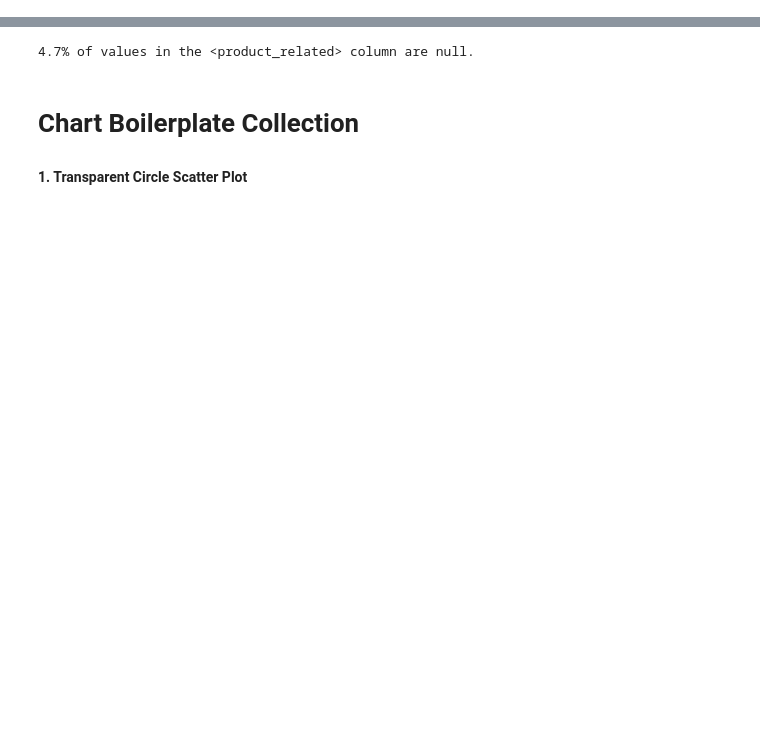
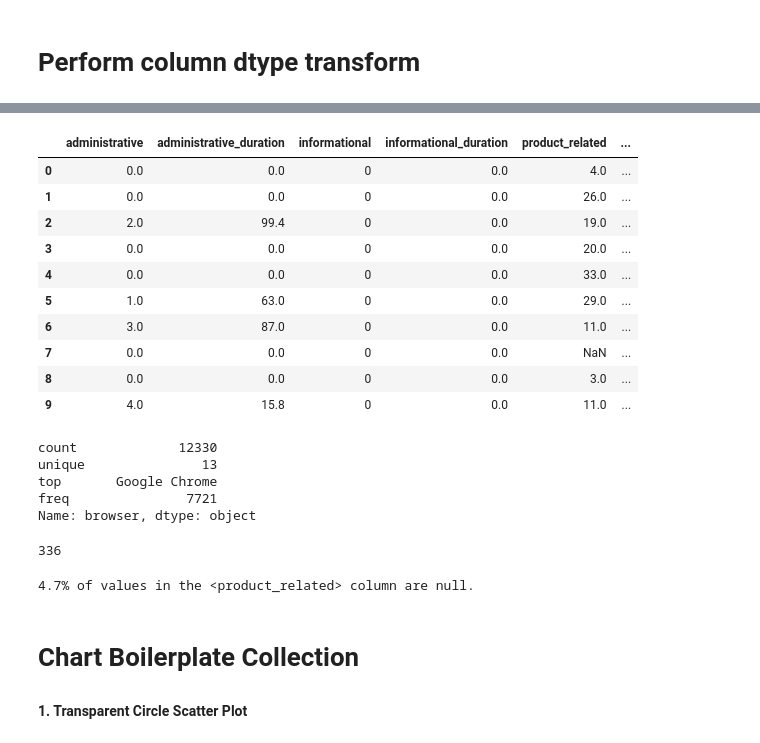
Before and after one commit to kiprenzo/Online-Retail-EDA--Python-Data-Vis, a Jupyter notebook: dataplay.ipynb, the cells around one changed output, grey strips where cells are left out. Saved outputs shown, nothing was run; the diff lists cells and outputs as text; code cells hidden in the pictures; blank space fills up the shorter version.

```diff
--- a/dataplay.ipynb
+++ b/dataplay.ipynb
@@ -8,0 +52,26 @@ len(set(df["browser"]))
+# %% [markdown]
+# Perform column dtype transform
+# %%
+from db_utils import DataTransform
+from db_utils import GetInfo
+
+dtype_change = {
+    "visitor_type": "category",
+    "traffic_type": "category",
+    "region": "category",
+    "browser": "category",
+    "operating_systems": "category",
+    # "months": "category"
+}
+
+# Perform the transform from dict
+DataTransform(df).changetype(dtype_change)
+# Special case for months to be an ordered category
+months_ordered = ['Jan', 'Feb', 'Mar', 'Apr', 'May', 'June', 'July', 'Aug', 'Sept', 'Oct', 'Nov', 'Dec']
+df['month'] = pd.Categorical(df['month'], categories=months_ordered, ordered=True)
+
+GetInfo(df, "visitor_type").unique()
+print(f"Range of column: {max(df["informational"] - min(df["informational"]))}")
+display(df.head(10))
+df['browser'].describe()
+# %% [output]
@@ -9,3 +85,23 @@ len(set(df["browser"]))
+|  | administrative | administrative_duration | informational | informational_duration | product_related | ... |
+| 0 | 0.0 | 0.0 | 0 | 0.0 | 4.0 | ... |
+| 1 | 0.0 | 0.0 | 0 | 0.0 | 26.0 | ... |
+| 2 | 2.0 | 99.4 | 0 | 0.0 | 19.0 | ... |
+| 3 | 0.0 | 0.0 | 0 | 0.0 | 20.0 | ... |
+| 4 | 0.0 | 0.0 | 0 | 0.0 | 33.0 | ... |
+| 5 | 1.0 | 63.0 | 0 | 0.0 | 29.0 | ... |
+| 6 | 3.0 | 87.0 | 0 | 0.0 | 11.0 | ... |
+| 7 | 0.0 | 0.0 | 0 | 0.0 | NaN | ... |
+| 8 | 0.0 | 0.0 | 0 | 0.0 | 3.0 | ... |
+| 9 | 4.0 | 15.8 | 0 | 0.0 | 11.0 | ... |
+count             12330
+unique               13
+top       Google Chrome
+freq               7721
+Name: browser, dtype: object
+# %%
+df['informational_duration'].isna().sum()
+# %% [output]
+336
 # %%
 import plotly.express as px
 
```
Also changed, not shown: parts of 5 cells of this notebook, 2 other files.
